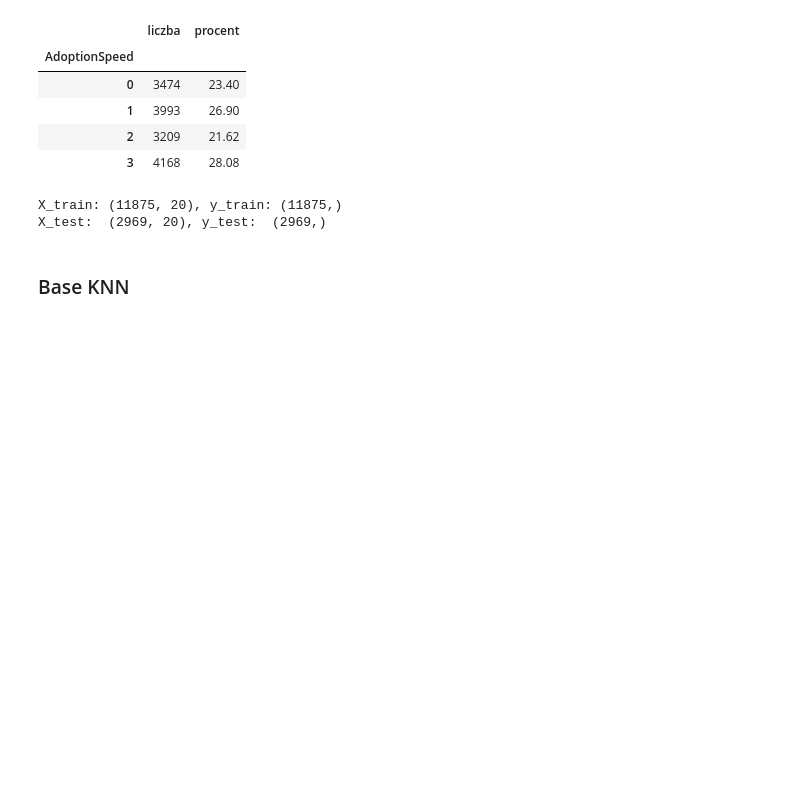
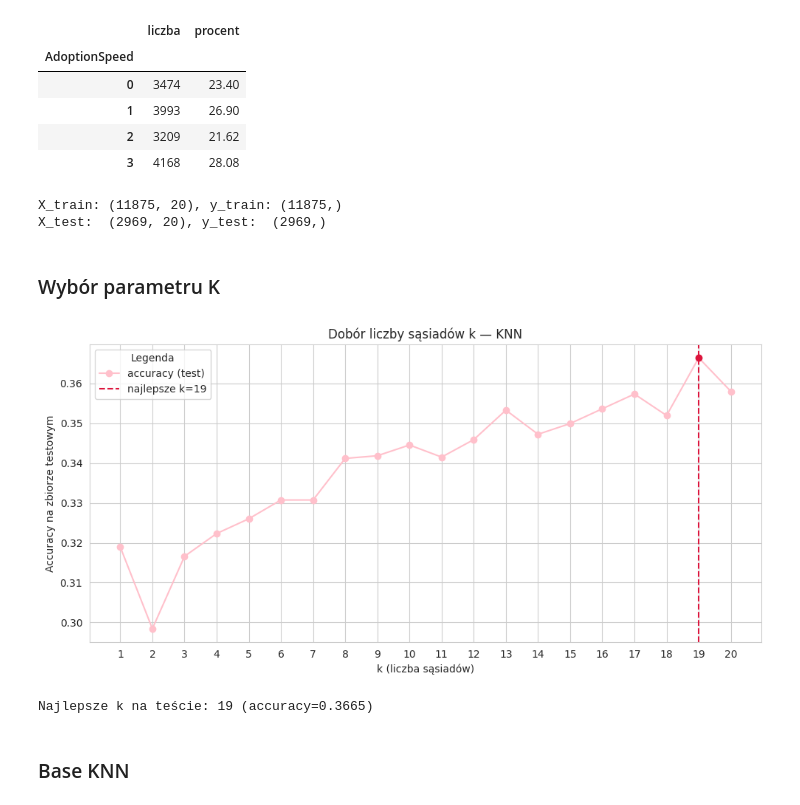
Before and after one commit to Carrie088/pet_adoption_ml, a Jupyter notebook: notebooks/05_knn.ipynb, the cells around one changed output. Saved outputs shown, nothing was run; the diff lists cells and outputs as text; code cells hidden in the pictures; blank space fills up the shorter version.

```diff
--- a/notebooks/05_knn.ipynb
+++ b/notebooks/05_knn.ipynb
@@ -87,6 +87,40 @@ Rozkład klas AdoptionSpeed:
 | 3 | 4168 | 28.08 |
 X_train: (11875, 20), y_train: (11875,)
 X_test:  (2969, 20), y_test:  (2969,)
+# %% [markdown]
+### Wybór parametru K
+# %%
+k_range = range(1, 21)
+k_scores = []
+
+for k in k_range:
+    knn_k = KNeighborsClassifier(n_neighbors=k)
+    knn_k.fit(X_train_scaled, y_train)
+    y_pred_k = knn_k.predict(X_test_scaled)
+    k_scores.append(accuracy_score(y_test, y_pred_k))
+
+best_k = list(k_range)[int(np.argmax(k_scores))]
+best_k_acc = max(k_scores)
+
+k_results = pd.DataFrame({'k': list(k_range), 'accuracy_test': k_scores})
+
+
+plt.figure(figsize=(10, 5))
+plt.plot(k_results['k'], k_results['accuracy_test'], marker='o', color='pink', label='accuracy (test)')
+plt.axvline(best_k, color='crimson', linestyle='--', label=f'najlepsze k={best_k}')
+plt.scatter([best_k], [best_k_acc], color='crimson', zorder=5)
+plt.title('Dobór liczby sąsiadów k — KNN')
+plt.xlabel('k (liczba sąsiadów)')
+plt.ylabel('Accuracy na zbiorze testowym')
+plt.xticks(list(k_range))
+plt.legend(title='Legenda')
+plt.tight_layout()
+plt.show()
+
+print(f'Najlepsze k na teście: {best_k} (accuracy={best_k_acc:.4f})')
+# %% [output]
+[figure, added]
+Najlepsze k na teście: 19 (accuracy=0.3665)
 # %% [markdown]
 ### Base KNN
 # %% [markdown]
```
